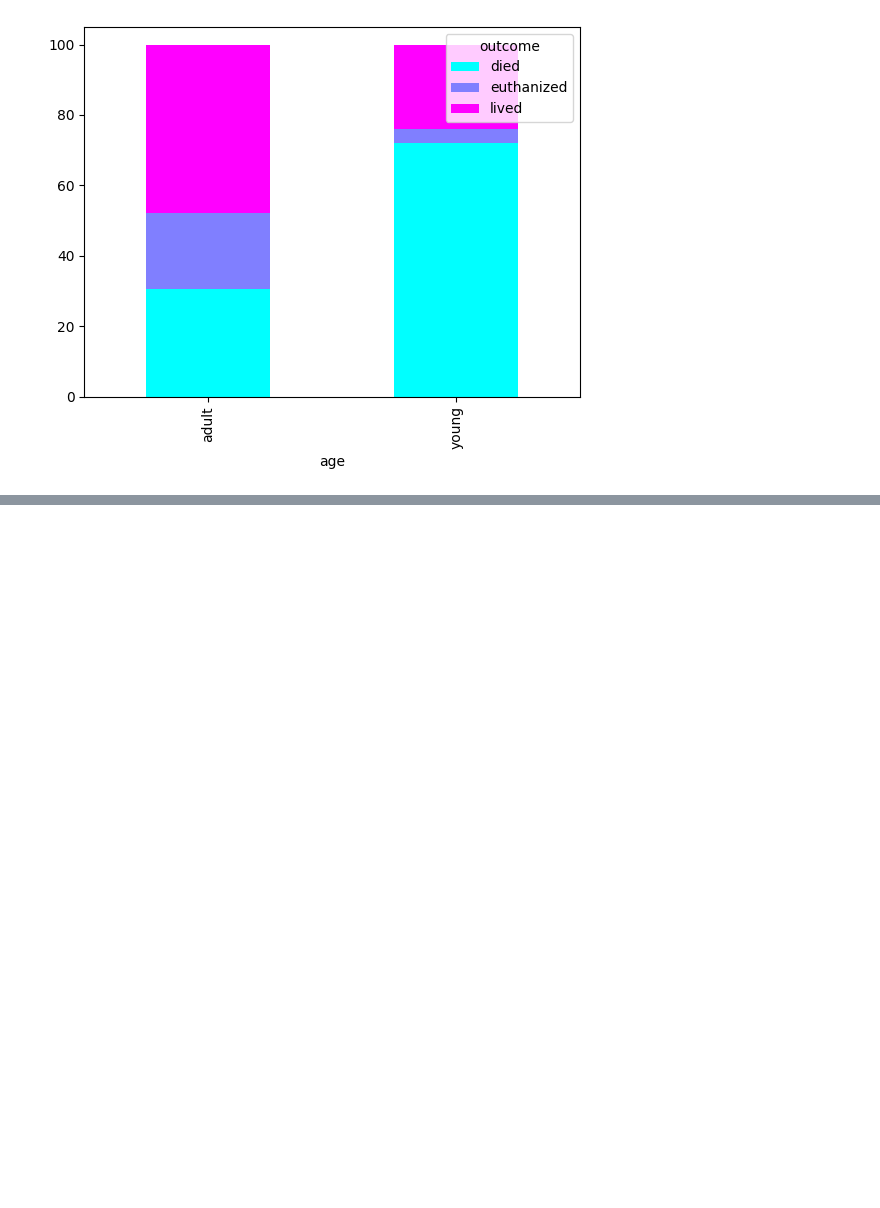
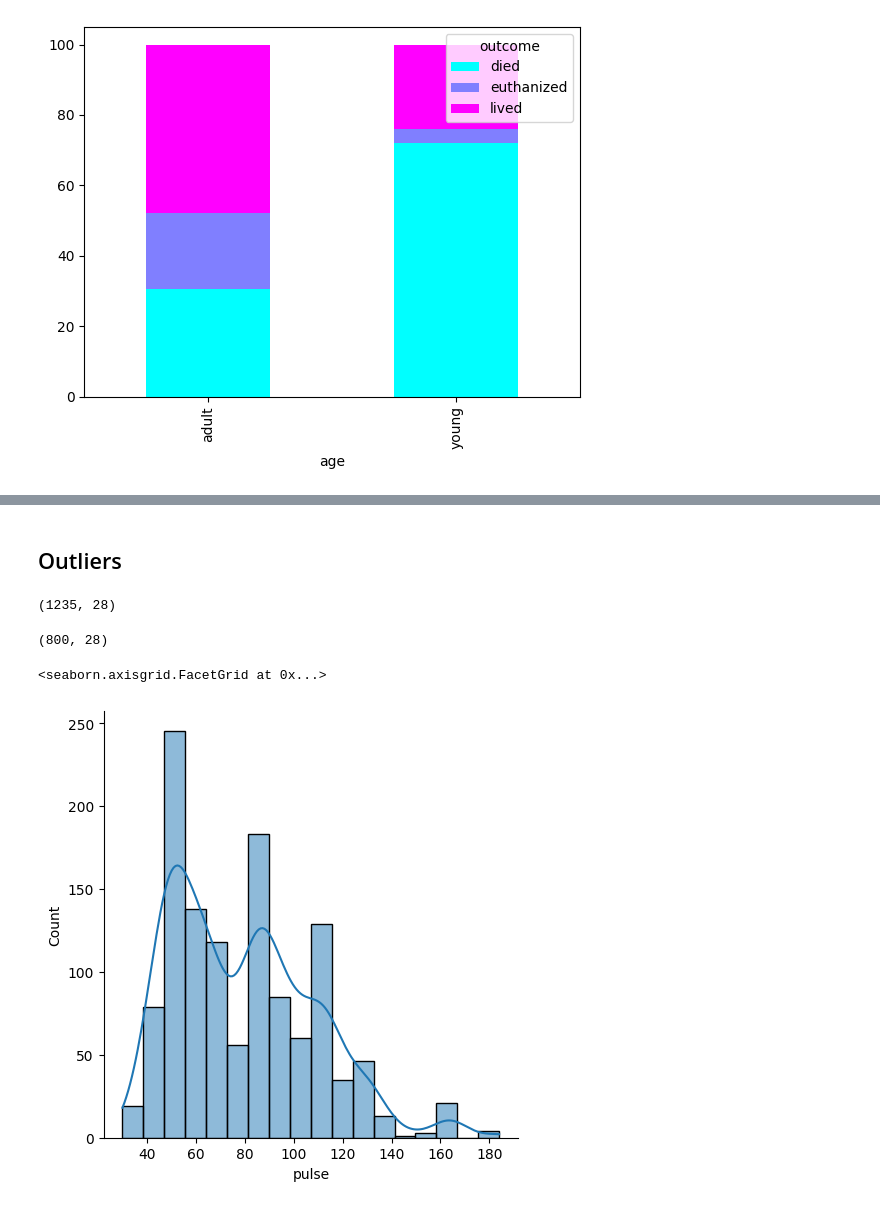
Before and after one commit to Iouize/e2, a Jupyter notebook: plus.ipynb, the cells around one changed output, grey strips where cells are left out. Drawn from its saved outputs; the diff is of its cells as text; code cells hidden in the pictures; blank space fills up the shorter version.

```diff
--- a/plus.ipynb
+++ b/plus.ipynb
@@ -29,0 +100,6 @@ pivot.plot(
+# %% [markdown]
+## Outliers
+# %%
+train.shape
+# %% [output]
+(1235, 28)
@@ -29,0 +120,13 @@ pivot.plot(
+# %%
+new_df = train.copy()
+for cat in num_train:
+    new_df = remove_outliers(new_df, cat)
+
+new_df.shape
+# %% [output]
+(800, 28)
+# %%
+sns.displot(train['pulse'], kde=True)
+# %% [output]
+<seaborn.axisgrid.FacetGrid at 0x...>
+[figure, added]
```
Also changed, not shown: parts of 31 cells of this notebook, 3 other files.
